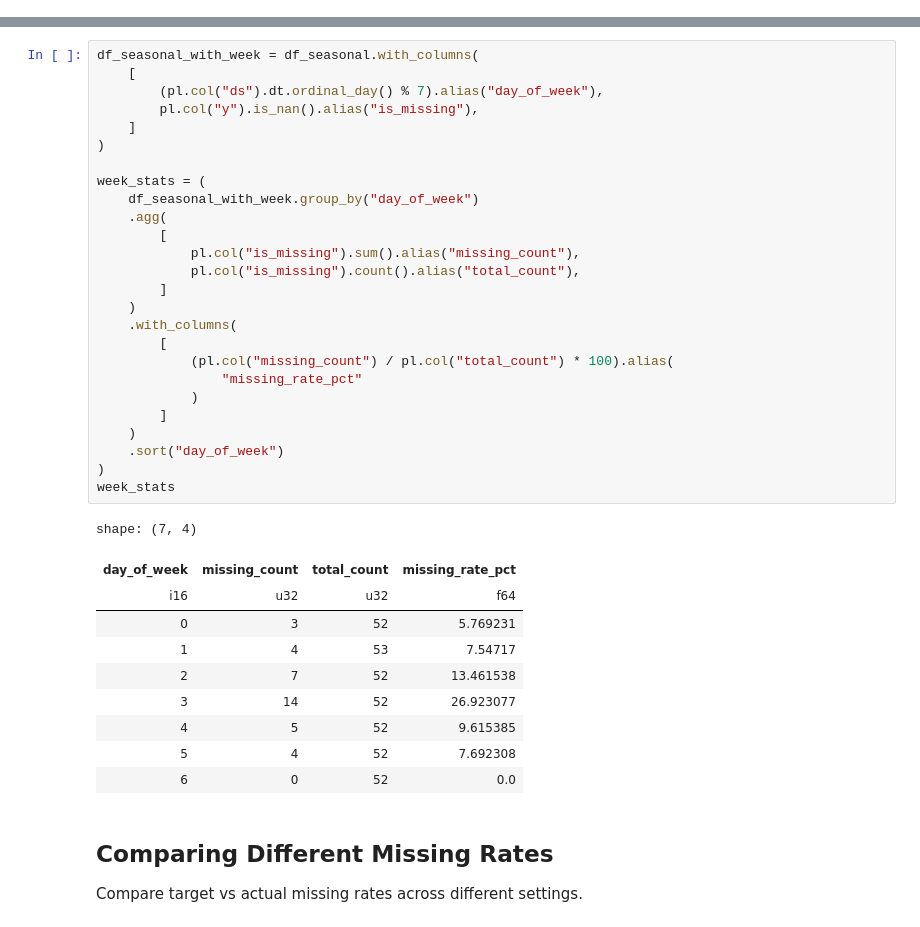
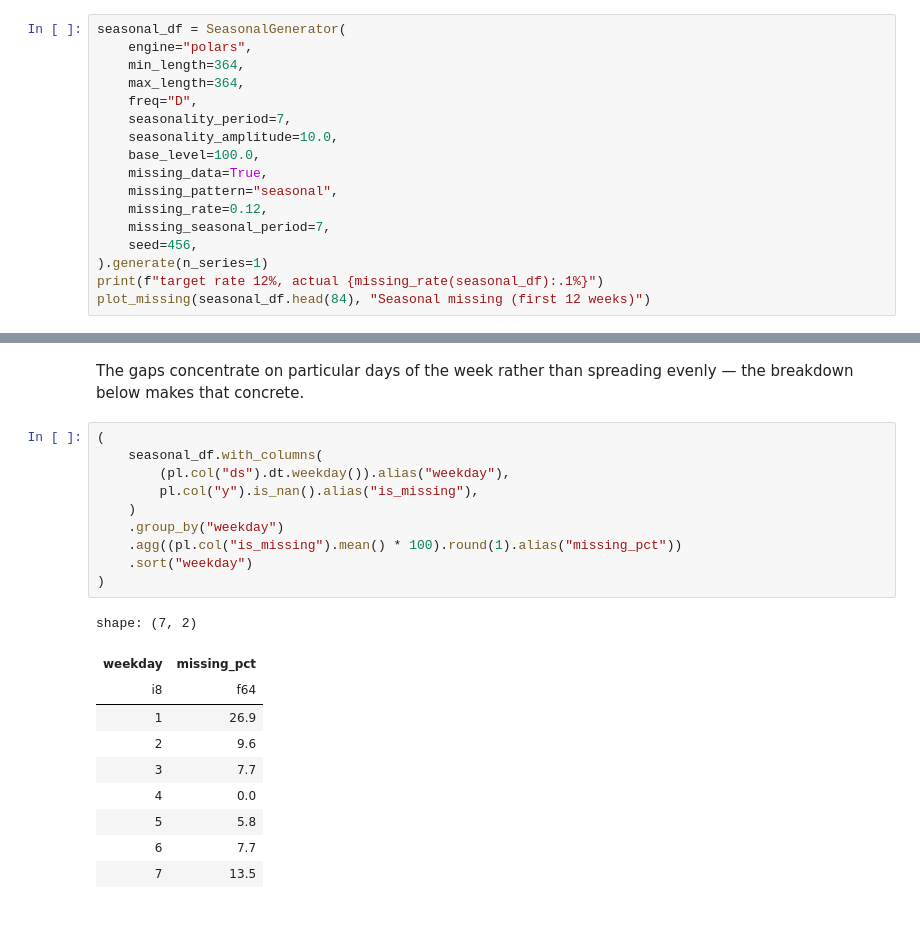
Before and after one commit to Nixtla/synforecast, a Jupyter notebook: nbs/docs/capabilities/missingness.ipynb, the cells around one changed output, grey strips where cells are left out. Drawn from its saved outputs; the diff is of its cells as text.

```diff
--- a/nbs/docs/capabilities/missingness.ipynb
+++ b/nbs/docs/capabilities/missingness.ipynb
@@ -213,0 +86,17 @@ Analyze how the missing rate varies across the week.
+# %%
+seasonal_df = SeasonalGenerator(
+    engine="polars",
+    min_length=364,
+    max_length=364,
+    freq="D",
+    seasonality_period=7,
+    seasonality_amplitude=10.0,
+    base_level=100.0,
+    missing_data=True,
+    missing_pattern="seasonal",
+    missing_rate=0.12,
+    missing_seasonal_period=7,
+    seed=456,
+).generate(n_series=1)
+print(f"target rate 12%, actual {missing_rate(seasonal_df):.1%}")
+plot_missing(seasonal_df.head(84), "Seasonal missing (first 12 weeks)")
@@ -214,41 +106,23 @@ Analyze how the missing rate varies across the week.
+# %% [markdown]
+The gaps concentrate on particular days of the week rather than spreading evenly — the breakdown below makes that concrete.
 # %%
-df_seasonal_with_week = df_seasonal.with_columns(
-    [
-        (pl.col("ds").dt.ordinal_day() % 7).alias("day_of_week"),
+(
+    seasonal_df.with_columns(
+        (pl.col("ds").dt.weekday()).alias("weekday"),
         pl.col("y").is_nan().alias("is_missing"),
-    ]
+    )
+    .group_by("weekday")
+    .agg((pl.col("is_missing").mean() * 100).round(1).alias("missing_pct"))
+    .sort("weekday")
 )
-
-week_stats = (
-    df_seasonal_with_week.group_by("day_of_week")
-    .agg(
-        [
-            pl.col("is_missing").sum().alias("missing_count"),
-            pl.col("is_missing").count().alias("total_count"),
-        ]
-    )
-    .with_columns(
-        [
-            (pl.col("missing_count") / pl.col("total_count") * 100).alias(
-                "missing_rate_pct"
-            )
-        ]
-    )
-    .sort("day_of_week")
-)
-week_stats
 # %% [output]
-shape: (7, 4)
+shape: (7, 2)
-| day_of_week | missing_count | total_count | missing_rate_pct |
-| i16 | u32 | u32 | f64 |
-| 0 | 3 | 52 | 5.769231 |
-| 1 | 4 | 53 | 7.54717 |
-| 2 | 7 | 52 | 13.461538 |
-| 3 | 14 | 52 | 26.923077 |
-| 4 | 5 | 52 | 9.615385 |
-| 5 | 4 | 52 | 7.692308 |
-| 6 | 0 | 52 | 0.0 |
+| weekday | missing_pct |
+| i8 | f64 |
+| 1 | 26.9 |
+| 2 | 9.6 |
+| 3 | 7.7 |
+| 4 | 0.0 |
+| 5 | 5.8 |
+| 6 | 7.7 |
+| 7 | 13.5 |
-# %% [markdown]
-## Comparing Different Missing Rates
-
-Compare target vs actual missing rates across different settings.
```
Also changed, not shown: parts of 27 cells of this notebook, 40 other files.
